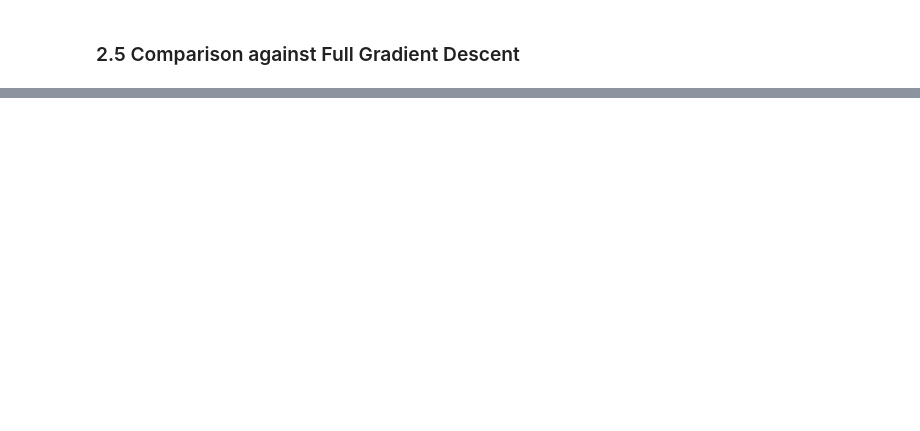
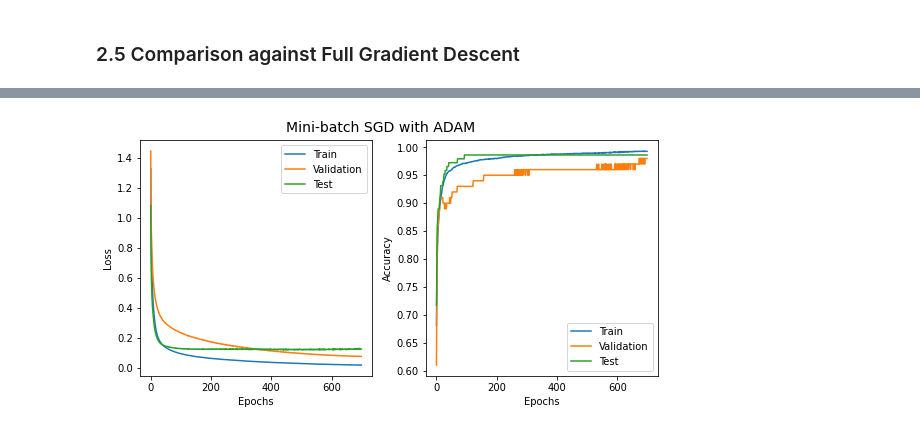
Before and after one commit to pranshumalik14/ece421-labs-hw, a Jupyter notebook: labs/lab1/lab1.ipynb, the cells around one changed output, grey strips where cells are left out. Cells and saved outputs as stored; diff of their text form; code cells hidden in the pictures; blank space fills up the shorter version.

```diff
--- a/labs/lab1/lab1.ipynb
+++ b/labs/lab1/lab1.ipynb
@@ -295,0 +306,4 @@ plot_learning_history(title, loss_history_bsz1750[:, 0:2], accuracy_history_bsz1
+# %%
+plot_learning_history("Mini-batch SGD with ADAM", loss_history_tf2, accuracy_history_tf2)
+# %% [output]
+[figure, added]
```
Also changed, not shown: parts of 4 cells of this notebook.
